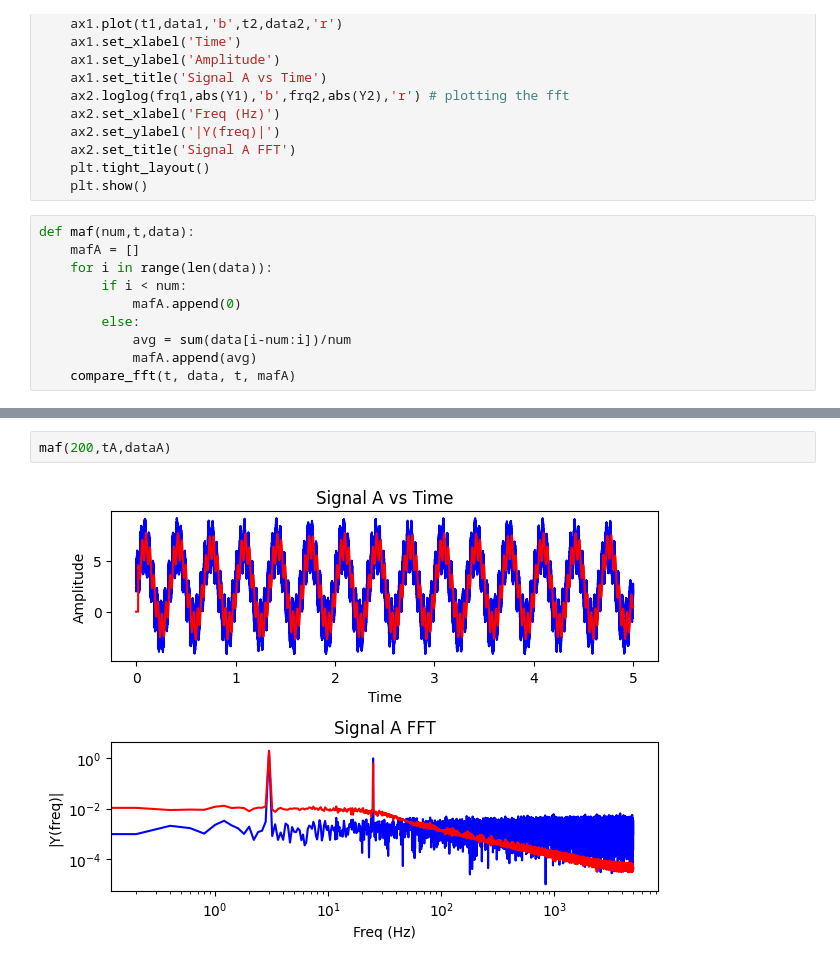
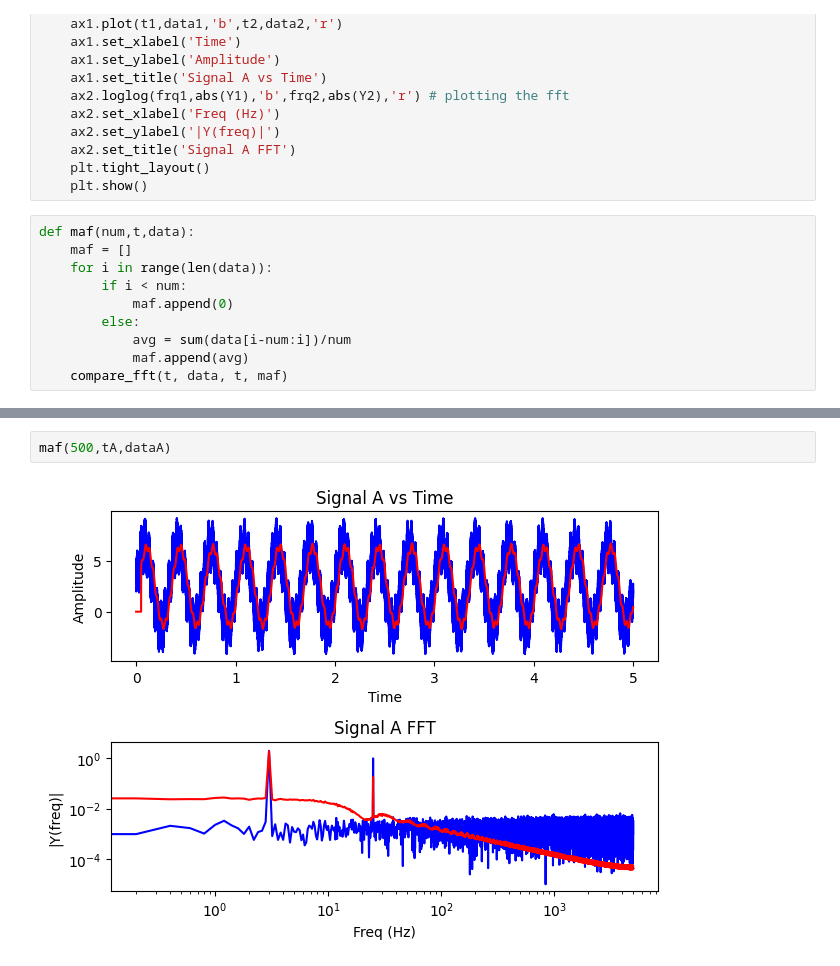
Before and after one commit to eatmelonnnn/ME433, a Jupyter notebook: HW10/HW10.ipynb, the cells around one changed output, grey strips where cells are left out. Drawn from its saved outputs; the diff is of its cells as text.

```diff
--- a/HW10/HW10.ipynb
+++ b/HW10/HW10.ipynb
@@ -131,13 +131,13 @@ def compare_fft(t1, data1, t2, data2):
     plt.show()
 # %%
 def maf(num,t,data):
-    mafA = []
+    maf = []
     for i in range(len(data)):
         if i < num:
-            mafA.append(0)
+            maf.append(0)
         else:
             avg = sum(data[i-num:i])/num
-            mafA.append(avg)
-    compare_fft(t, data, t, mafA)
+            maf.append(avg)
+    compare_fft(t, data, t, maf)
 # %%
 def iir(A,B,t,data):
@@ -154,6 +292,6 @@ plot_fft(tA,dataA)
 # %%
-maf(200,tA,dataA)
+maf(500,tA,dataA)
 # %% [output]
-[figure, old version]
+[figure, new version]
 # %%
 iir(0.9,0.1,tA,dataA)
```
Also changed, not shown: parts of 7 cells of this notebook.
